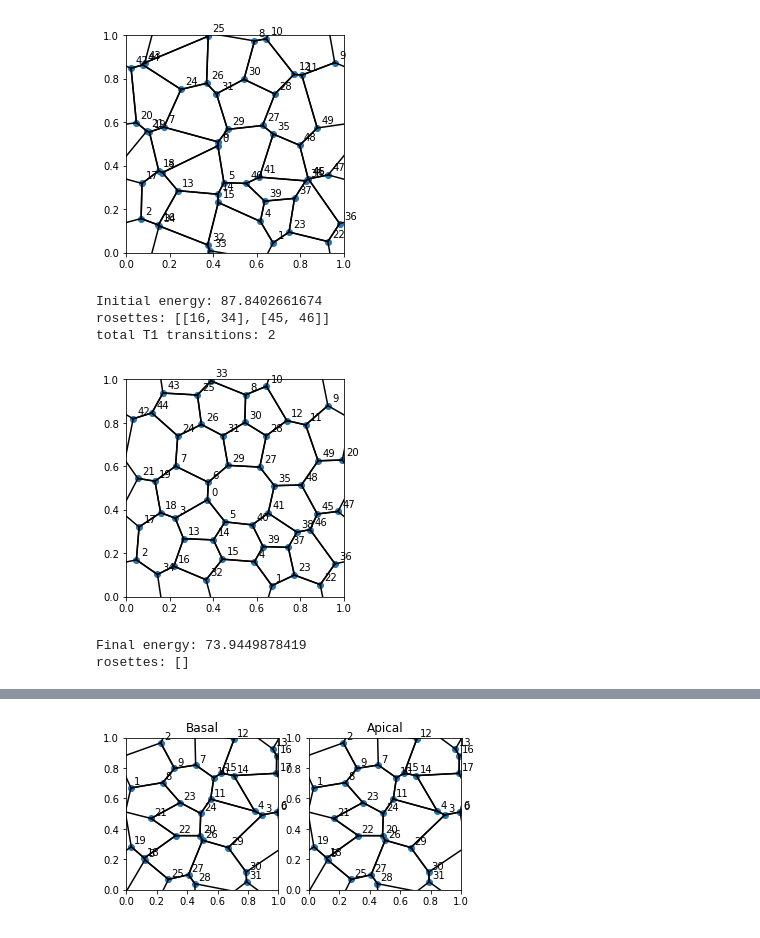
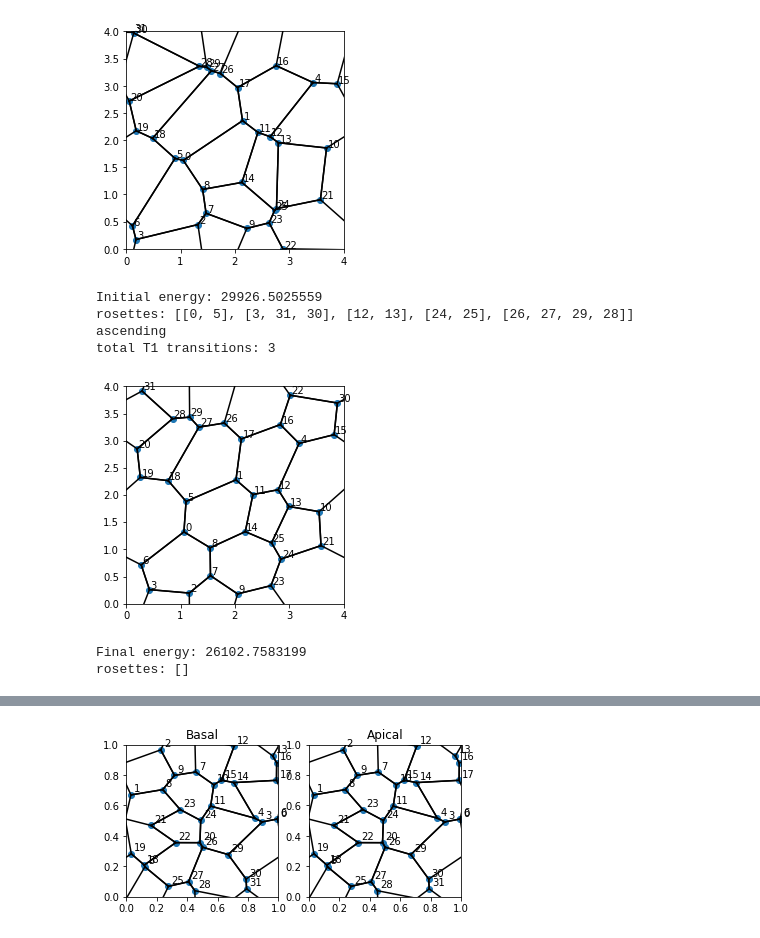
Before and after one commit to vvachh/ab_vertex, a Jupyter notebook: vertexmodel_ab_t1_trans_test.ipynb, the cells around one changed output, grey strips where cells are left out. Drawn from its saved outputs; the diff is of its cells as text; code cells hidden in the pictures.

```diff
--- a/vertexmodel_ab_t1_trans_test.ipynb
+++ b/vertexmodel_ab_t1_trans_test.ipynb
@@ -5,21 +5,22 @@ from vertex_model_ab import VertexModelApicoBasal
 from vertex_model_2d import VertexModel
 from voronoi_cells import random_voronoi_cells
 # %%
-locs,adjs = random_voronoi_cells(5)
+locs,adjs = random_voronoi_cells(4)
 # %%
-vm2d = VertexModel(locs,adjs)
+vm2d = VertexModel(locs,adjs,boxsize=4,p0=1.,r=0.1)
 vm2d.show_model(); plt.show()
 print 'Initial energy:',vm2d.total_mechanical_energy()
-print 'rosettes:',vm2d.find_rosettes(0.01)
-vm2d.gradient_descent_with_t1(0.00001,0.0001,0.01)
+print 'rosettes:',vm2d.find_rosettes(0.2)
+vm2d.gradient_descent_with_t1(0.00001,0.01,0.2)
 vm2d.show_model(); plt.show()
 print 'Final energy:',vm2d.total_mechanical_energy()
-print 'rosettes:',vm2d.find_rosettes(0.01)
+print 'rosettes:',vm2d.find_rosettes(0.2)
 # %% [output]
-[figure, old version]
+[figure, new version]
-Initial energy: 87.8402661674
-rosettes: [[16, 34], [45, 46]]
-total T1 transitions: 2
+Initial energy: 29926.5025559
+rosettes: [[0, 5], [3, 31, 30], [12, 13], [24, 25], [26, 27, 29, 28]]
+ascending
+total T1 transitions: 3
-[figure, old version]
+[figure, new version]
-Final energy: 73.9449878419
+Final energy: 26102.7583199
 rosettes: []
```
Also changed, not shown: parts of 9 cells of this notebook, 3 other files.
